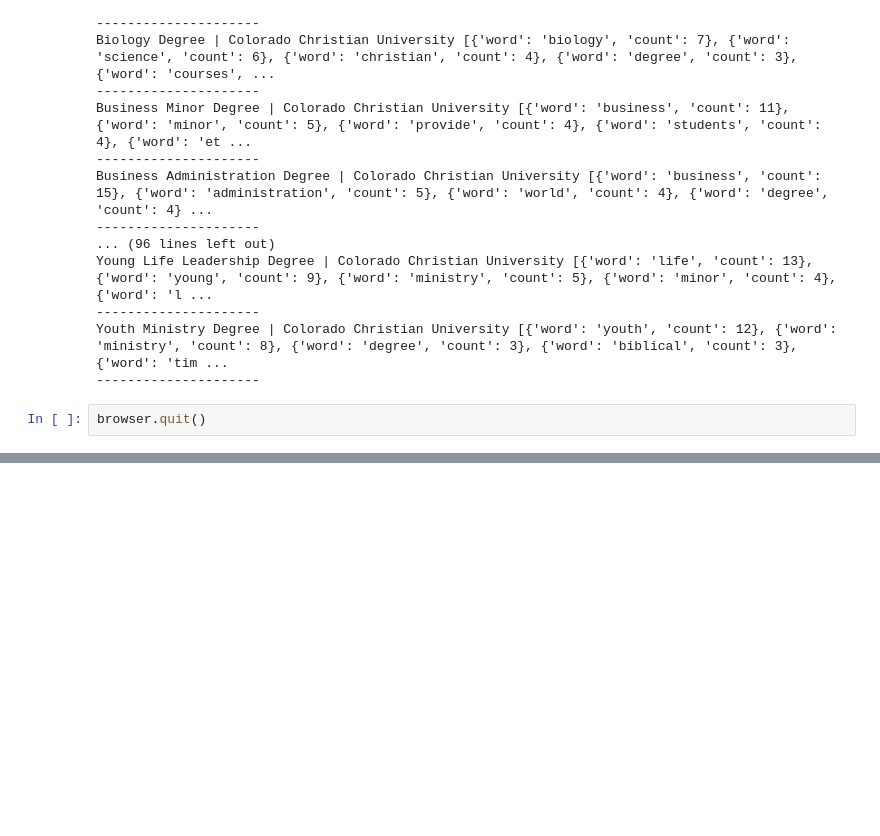
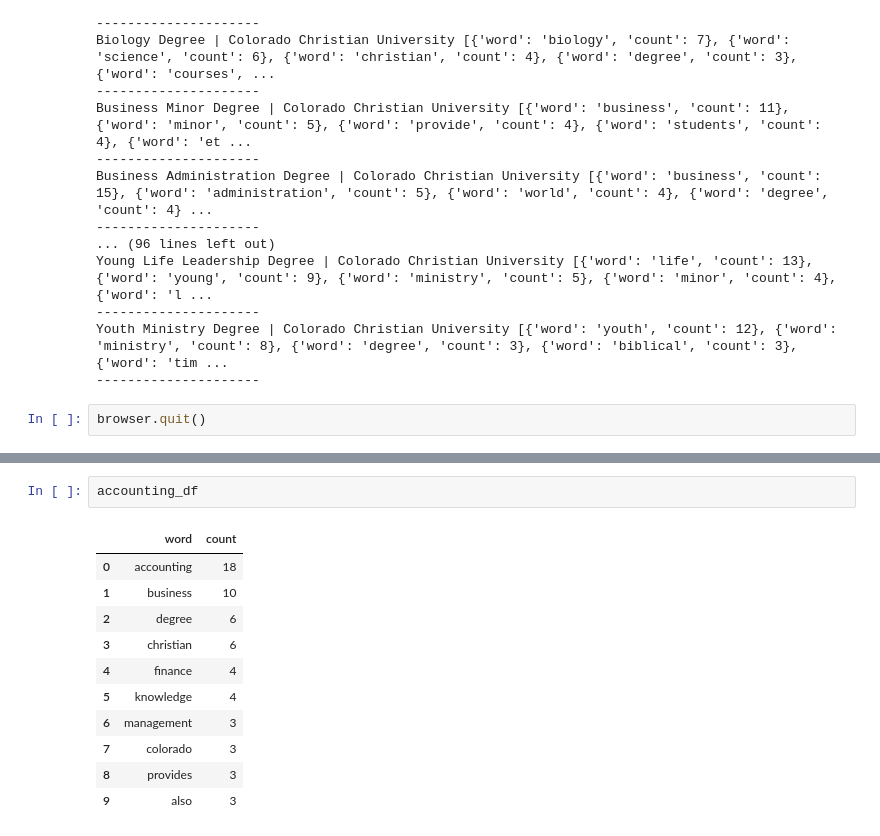
Before and after one commit to CCom20/etl-seo-project, a Jupyter notebook: web_scraper.ipynb, the cells around one changed output, grey strips where cells are left out. Cells and saved outputs as stored; diff of their text form; blank space fills up the shorter version.

```diff
--- a/web_scraper.ipynb
+++ b/web_scraper.ipynb
@@ -104,0 +173,14 @@ freq_words
+# %%
+accounting_df
+# %% [output]
+|  | word | count |
+| 0 | accounting | 18 |
+| 1 | business | 10 |
+| 2 | degree | 6 |
+| 3 | christian | 6 |
+| 4 | finance | 4 |
+| 5 | knowledge | 4 |
+| 6 | management | 3 |
+| 7 | colorado | 3 |
+| 8 | provides | 3 |
+| 9 | also | 3 |
```
Also changed, not shown: parts of 8 cells of this notebook.
